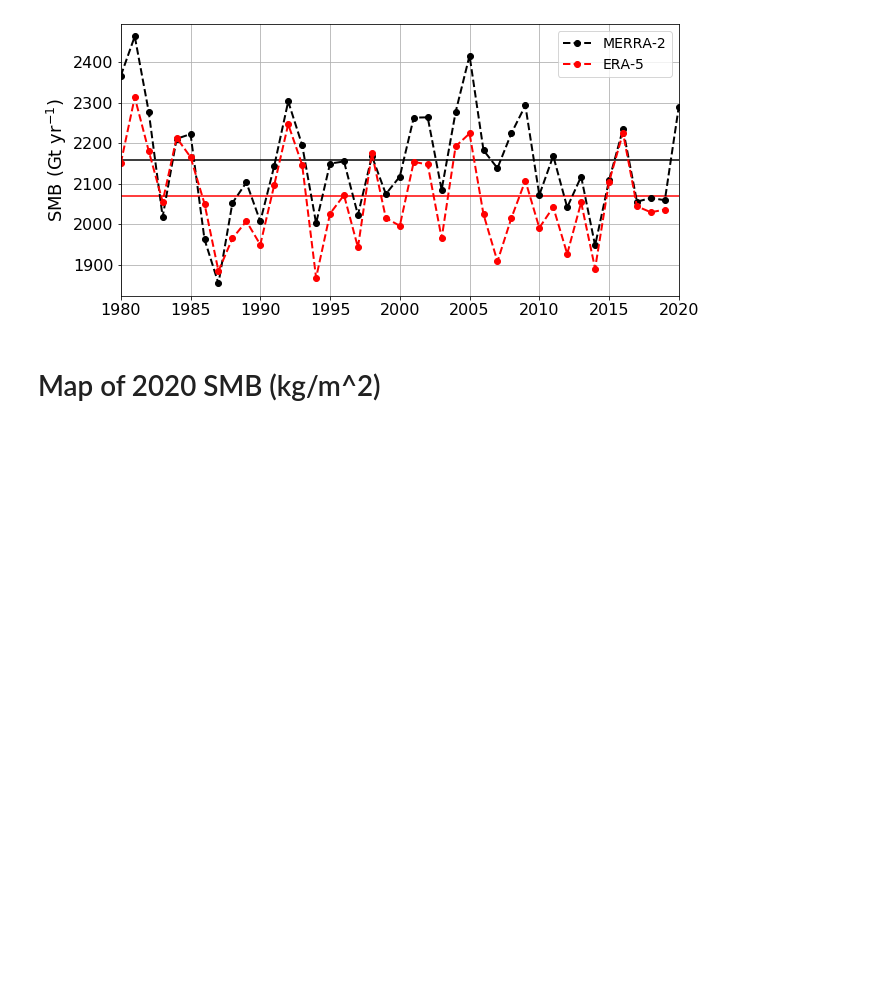
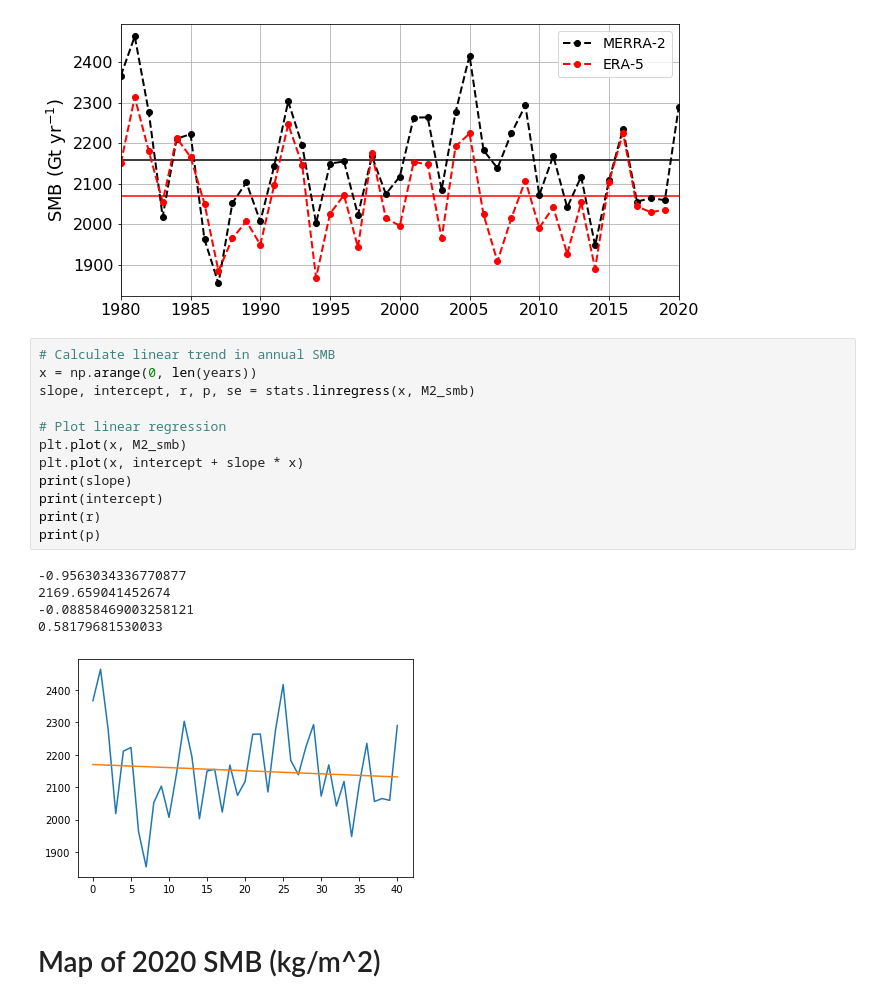
Before and after one commit to EricKeenan/SOTC, a Jupyter notebook: SOTC_AIS_SMB_MERRA_2.ipynb, the cells around one changed output. Drawn from its saved outputs; the diff is of its cells as text; blank space fills up the shorter version.

Commit message:
Add linear trend calculations

```diff
--- a/SOTC_AIS_SMB_MERRA_2.ipynb
+++ b/SOTC_AIS_SMB_MERRA_2.ipynb
@@ -169,6 +169,24 @@ plt.savefig('figures/SMB_Timeseries.pdf', format='pdf', dpi=100)
 40 2020 2289.7434678139794
 <Figure size 432x288 with 0 Axes>
 [figure]
+# %%
+# Calculate linear trend in annual SMB
+x = np.arange(0, len(years))
+slope, intercept, r, p, se = stats.linregress(x, M2_smb)
+
+# Plot linear regression
+plt.plot(x, M2_smb)
+plt.plot(x, intercept + slope * x)
+print(slope)
+print(intercept)
+print(r)
+print(p)
+# %% [output]
+-0.9563034336770877
+2169.659041452674
+-0.08858469003258121
+0.58179681530033
+[figure, added]
 # %% [markdown]
 # Map of 2020 SMB (kg/m^2)
 # %%
```
Also changed, not shown: parts of 1 cell of this notebook.
